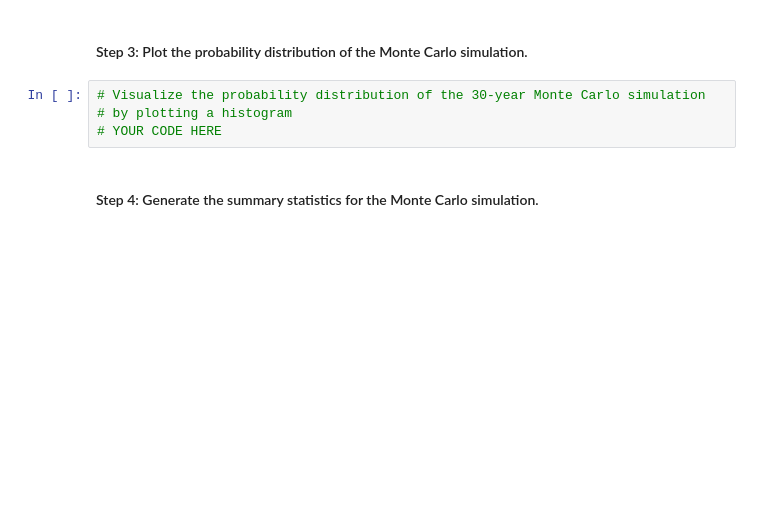
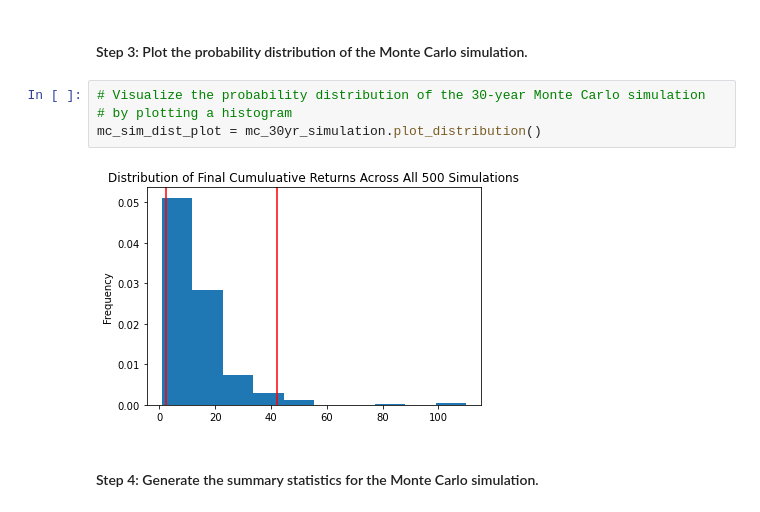
Before and after one commit to asabeti/Financial_Planning_With_APIs, a Jupyter notebook: financial_planning_tools.ipynb, the cells around one changed output. Drawn from its saved outputs; the diff is of its cells as text; blank space fills up the shorter version.

```diff
--- a/financial_planning_tools.ipynb
+++ b/financial_planning_tools.ipynb
@@ -503,7 +547,9 @@ mc_30yr_simulation.portfolio_data.head()
 # %%
 # Visualize the probability distribution of the 30-year Monte Carlo simulation
 # by plotting a histogram
-# YOUR CODE HERE
+mc_sim_dist_plot = mc_30yr_simulation.plot_distribution()
+# %% [output]
+[figure, added]
 # %% [markdown]
 #### Step 4: Generate the summary statistics for the Monte Carlo simulation.
 # %%
```
Also changed, not shown: parts of 14 cells of this notebook.
